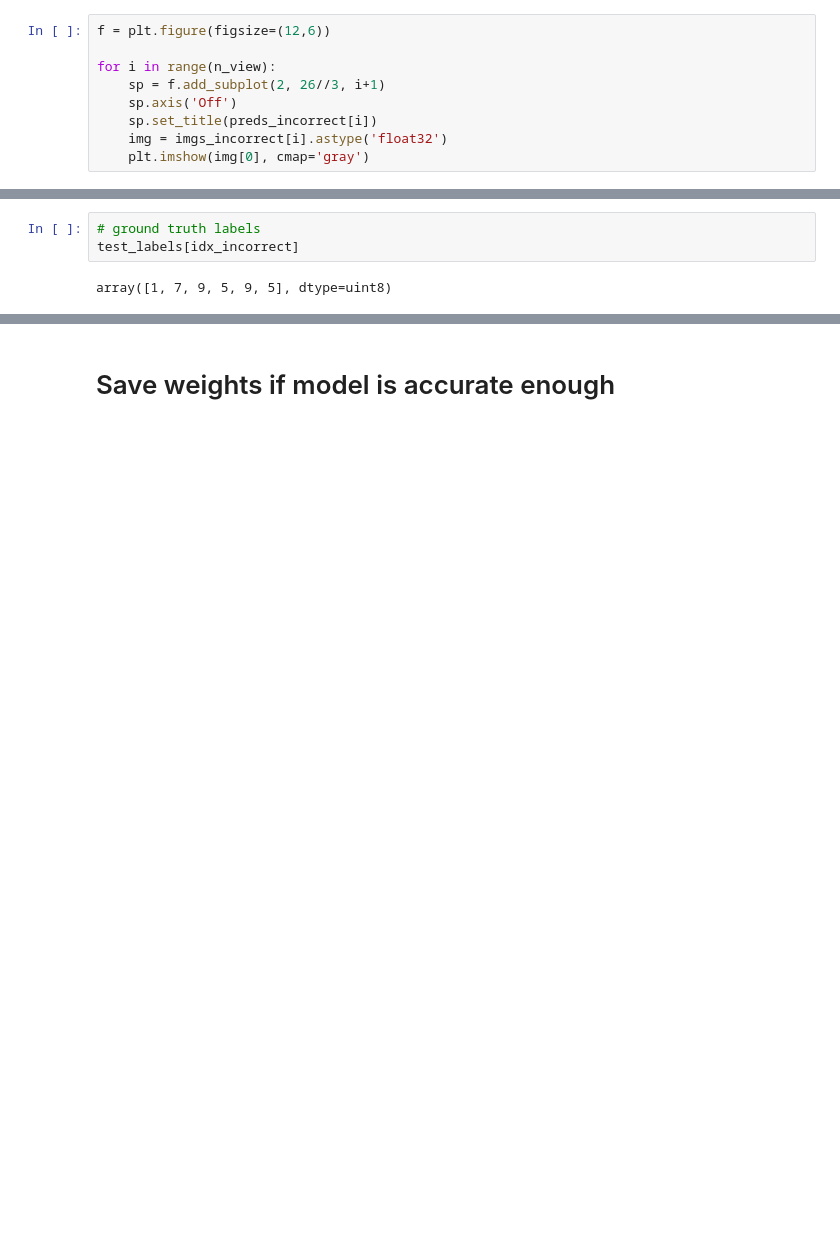
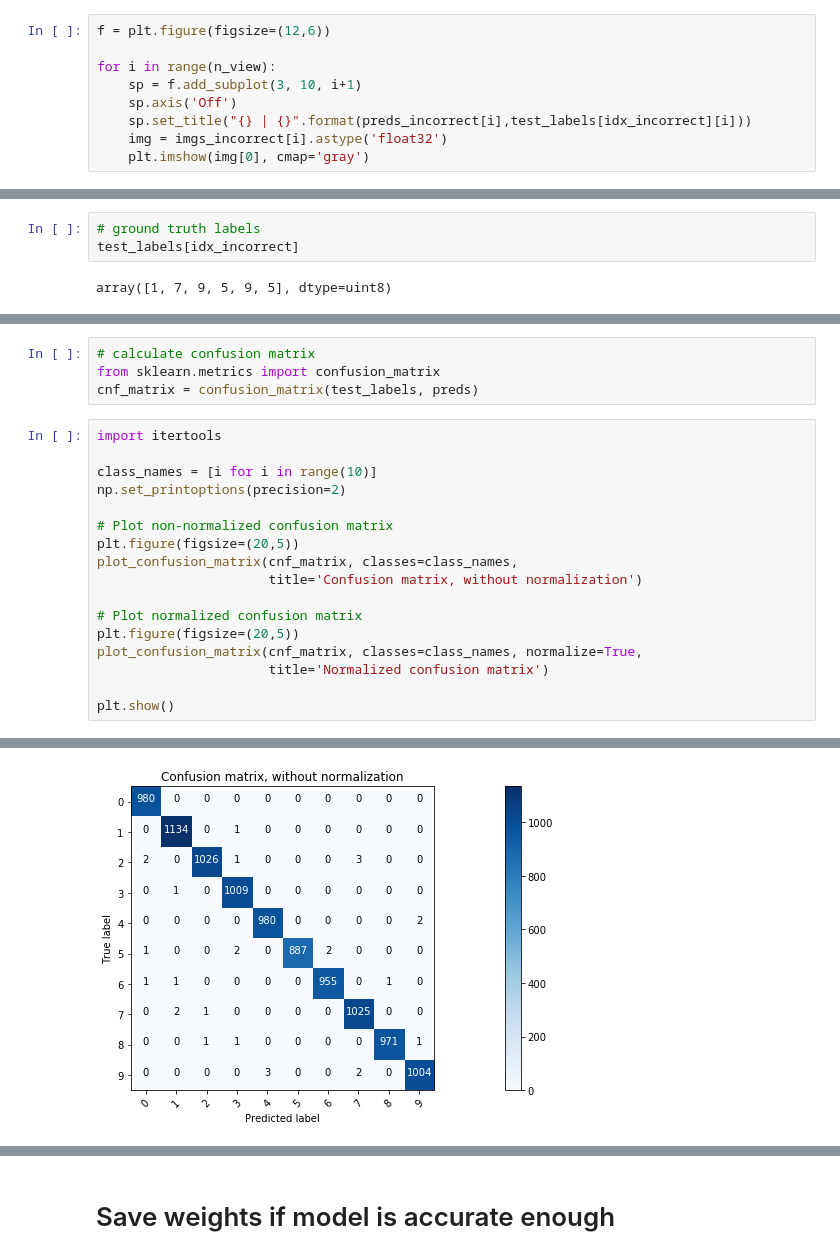
Before and after one commit to j05t/mnist, a Jupyter notebook: mnist-leaky_relu.ipynb, the cells around one changed output, grey strips where cells are left out. Cells and saved outputs as stored; diff of their text form; blank space fills up the shorter version.

```diff
--- a/mnist-leaky_relu.ipynb
+++ b/mnist-leaky_relu.ipynb
@@ -468,9 +516,9 @@ array([9, 4, 3, 4, 3, 8], dtype=uint8)
 f = plt.figure(figsize=(12,6))
 
 for i in range(n_view):
-    sp = f.add_subplot(2, 26//3, i+1)
+    sp = f.add_subplot(3, 10, i+1)
     sp.axis('Off')
-    sp.set_title(preds_incorrect[i])
+    sp.set_title("{} | {}".format(preds_incorrect[i],test_labels[idx_incorrect][i]))
     img = imgs_incorrect[i].astype('float32')
     plt.imshow(img[0], cmap='gray')
 # %% [output]
@@ -482,0 +570,22 @@ array([1, 7, 9, 5, 9, 5], dtype=uint8)
+# %%
+# calculate confusion matrix
+from sklearn.metrics import confusion_matrix
+cnf_matrix = confusion_matrix(test_labels, preds)
+# %%
+import itertools
+
+class_names = [i for i in range(10)]
+np.set_printoptions(precision=2)
+
+# Plot non-normalized confusion matrix
+plt.figure(figsize=(20,5))
+plot_confusion_matrix(cnf_matrix, classes=class_names,
+                      title='Confusion matrix, without normalization')
+
+# Plot normalized confusion matrix
+plt.figure(figsize=(20,5))
+plot_confusion_matrix(cnf_matrix, classes=class_names, normalize=True,
+                      title='Normalized confusion matrix')
+
+plt.show()
+# %% [output]
@@ -482,0 +609 @@ array([1, 7, 9, 5, 9, 5], dtype=uint8)
+[figure, added]
```
Also changed, not shown: parts of 26 cells of this notebook, 3 other files.
